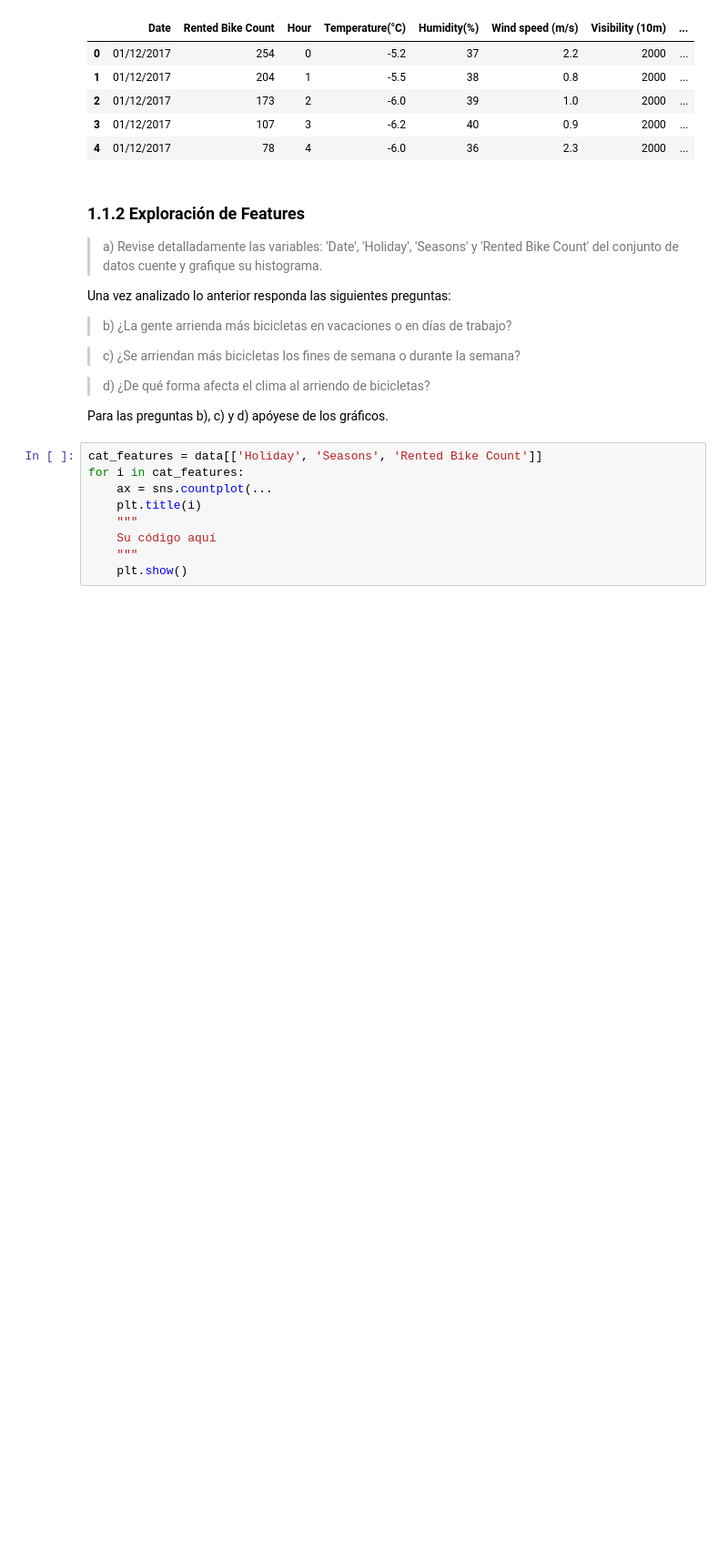
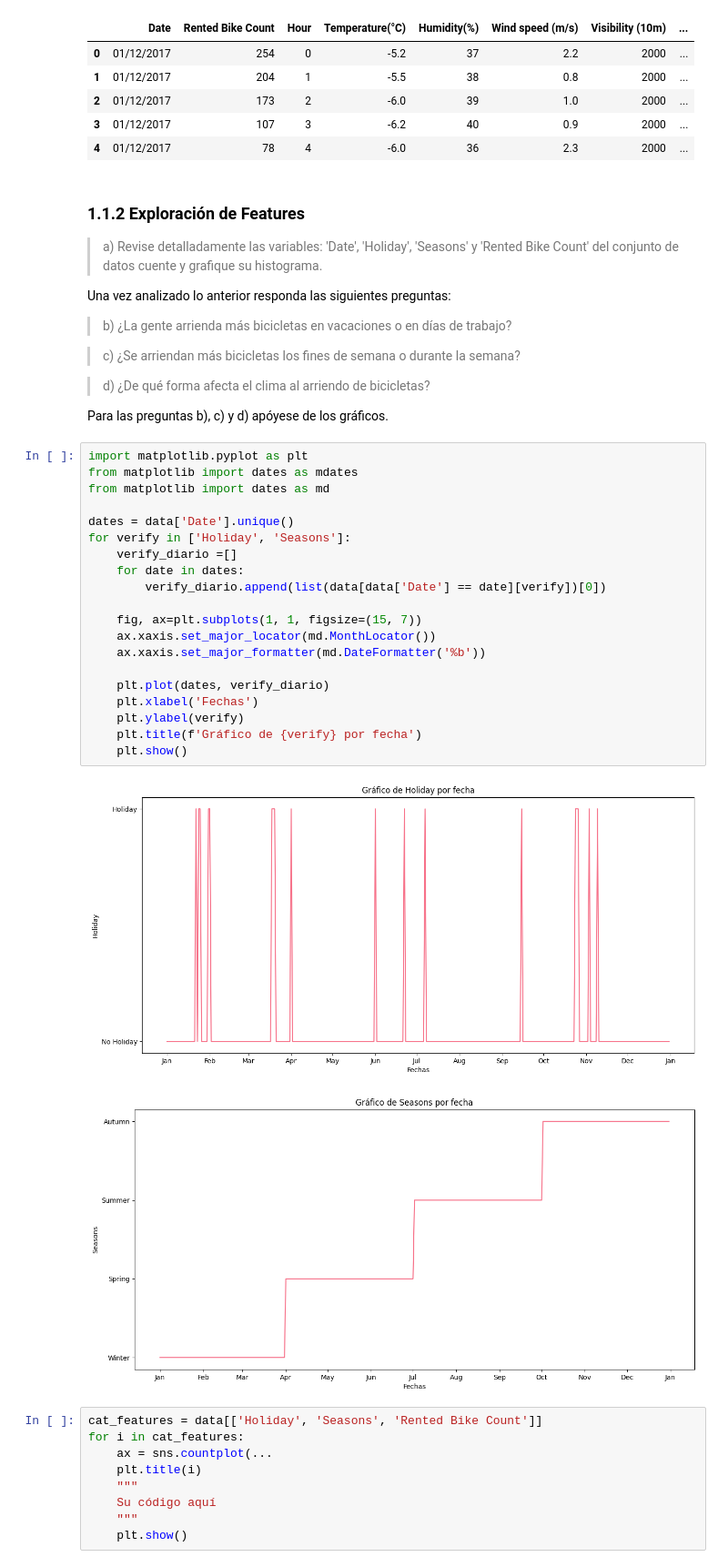
Before and after one commit to DYessouroun/Tareas-ML, a Jupyter notebook: Enunciado_tarea_1.ipynb, the cells around one changed output. Shown: that part at 91% size. Saved outputs shown, nothing was run; the diff lists cells and outputs as text; blank space fills up the shorter version.

Commit message:
graphics by date

```diff
--- a/Enunciado_tarea_1.ipynb
+++ b/Enunciado_tarea_1.ipynb
@@ -242,6 +258,29 @@ Una vez analizado lo anterior responda las siguientes preguntas:
 > d) ¿De qué forma afecta el clima al arriendo de bicicletas?
 
 Para las preguntas b), c) y d) apóyese de los gráficos.
+# %%
+import matplotlib.pyplot as plt
+from matplotlib import dates as mdates
+from matplotlib import dates as md
+
+dates = data['Date'].unique()
+for verify in ['Holiday', 'Seasons']:
+    verify_diario =[]
+    for date in dates:
+        verify_diario.append(list(data[data['Date'] == date][verify])[0])
+
+    fig, ax=plt.subplots(1, 1, figsize=(15, 7))
+    ax.xaxis.set_major_locator(md.MonthLocator())
+    ax.xaxis.set_major_formatter(md.DateFormatter('%b'))
+
+    plt.plot(dates, verify_diario)
+    plt.xlabel('Fechas')
+    plt.ylabel(verify)
+    plt.title(f'Gráfico de {verify} por fecha')
+    plt.show()
+# %% [output]
+[figure, added]
+[figure, added]
 # %%
 cat_features = data[['Holiday', 'Seasons', 'Rented Bike Count']]
 for i in cat_features:
```
Also changed, not shown: parts of 2 cells of this notebook.
